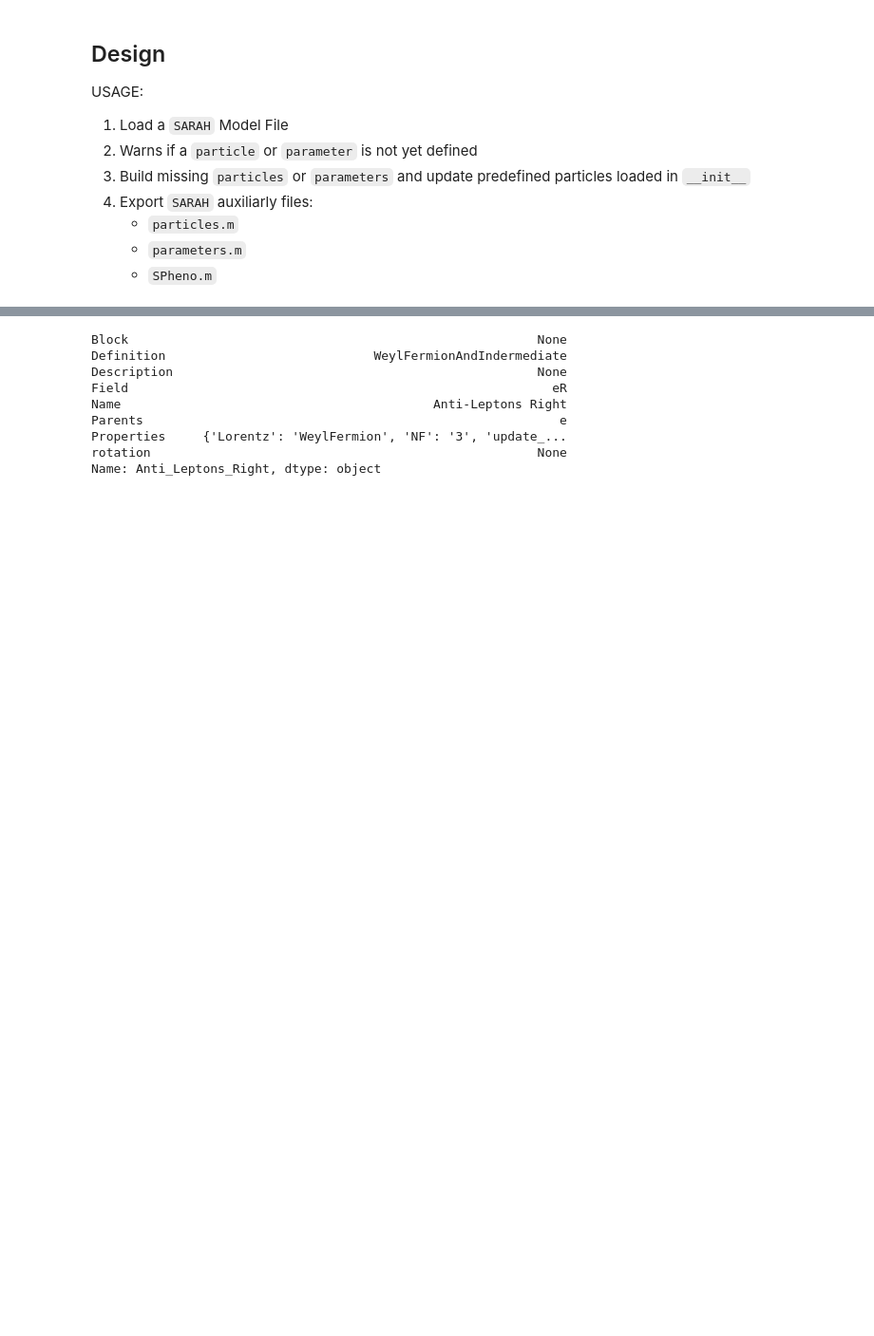
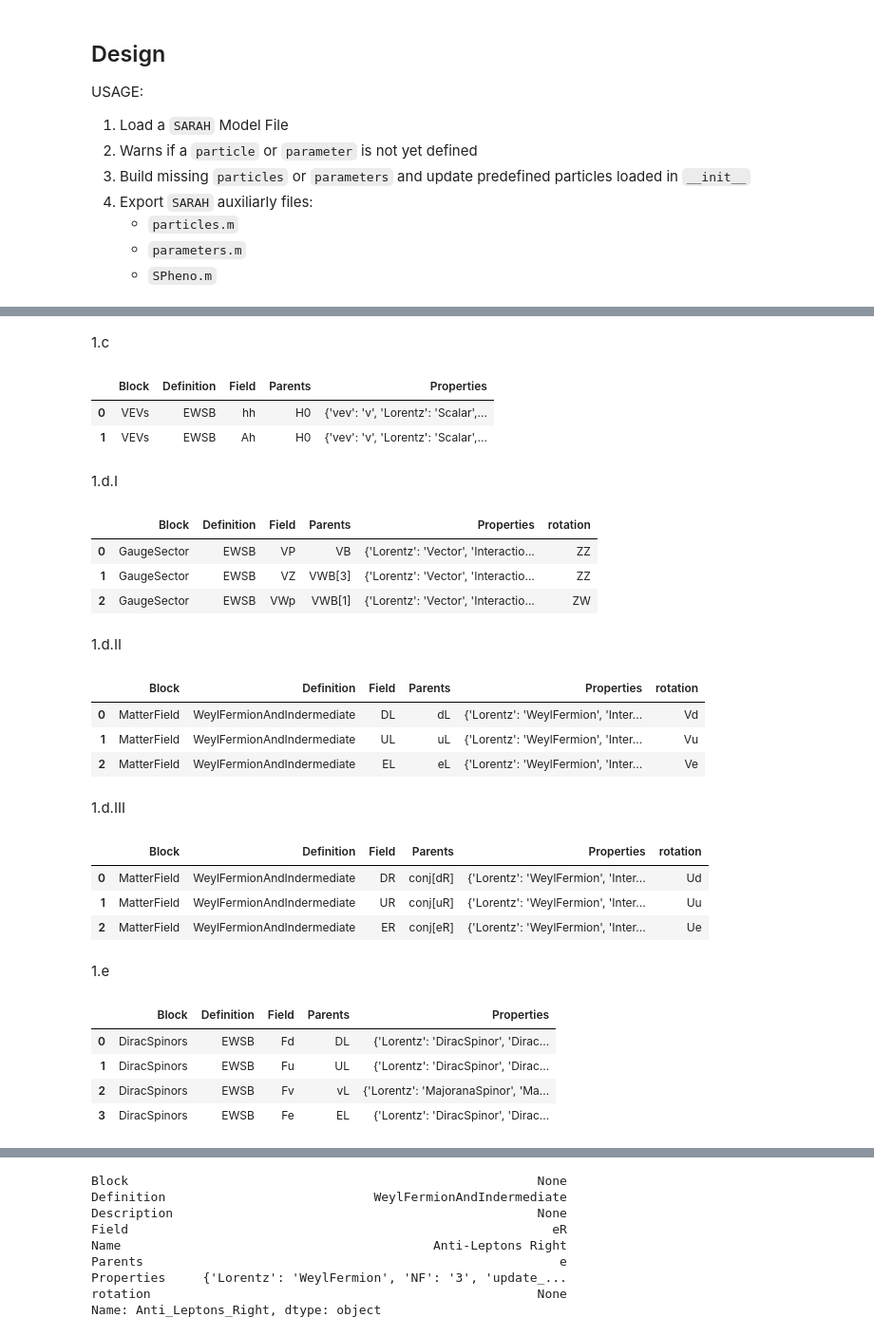
Before and after one commit to restrepo/BSM-Submodules, a Jupyter notebook: SARAH.ipynb, the cells around one changed output, grey strips where cells are left out. Shown at 95% size. Cells and saved outputs as stored; diff of their text form; code cells hidden in the pictures; blank space fills up the shorter version.

```diff
--- a/SARAH.ipynb
+++ b/SARAH.ipynb
@@ -147,3 +399,68 @@ s=SARAH()
+# %% [markdown]
+1.c
+# %%
+newparticles=[]
+for d in DEFINITION['EWSB']['VEVs']:
+    particle=vev_to_particles(d,cp='Real')
+    newparticles.append(particle)
+    particle=vev_to_particles(d,cp='Imaginary')
+    newparticles.append(particle)
+particles=particles+newparticles
+# %%
+pd.DataFrame(newparticles)
+# %% [output]
+|  | Block | Definition | Field | Parents | Properties |
+| 0 | VEVs | EWSB | hh | H0 | {'vev': 'v', 'Lorentz': 'Scalar',... |
+| 1 | VEVs | EWSB | Ah | H0 | {'vev': 'v', 'Lorentz': 'Scalar',... |
+# %% [markdown]
+1.d.I
+# %%
+newparticles=rotations_to_particles(DEFINITION,key='EWSB',lr='',sep='')
+particles=particles+newparticles
+pd.DataFrame(newparticles)
+# %% [output]
+|  | Block | Definition | Field | Parents | Properties | rotation |
+| 0 | GaugeSector | EWSB | VP | VB | {'Lorentz': 'Vector', 'Interactio... | ZZ |
+| 1 | GaugeSector | EWSB | VZ | VWB[3] | {'Lorentz': 'Vector', 'Interactio... | ZZ |
+| 2 | GaugeSector | EWSB | VWp | VWB[1] | {'Lorentz': 'Vector', 'Interactio... | ZW |
+# %% [markdown]
+1.d.II
+# %%
+newparticles=rotations_to_particles(DEFINITION,key='EWSB',lr='left',sep='_')
+particles=particles+newparticles
+pd.DataFrame(newparticles)
+# %% [output]
+|  | Block | Definition | Field | Parents | Properties | rotation |
+| 0 | MatterField | WeylFermionAndIndermediate | DL | dL | {'Lorentz': 'WeylFermion', 'Inter... | Vd |
+| 1 | MatterField | WeylFermionAndIndermediate | UL | uL | {'Lorentz': 'WeylFermion', 'Inter... | Vu |
+| 2 | MatterField | WeylFermionAndIndermediate | EL | eL | {'Lorentz': 'WeylFermion', 'Inter... | Ve |
+# %% [markdown]
+1.d.III
+# %%
+newparticles=rotations_to_particles(DEFINITION,key='EWSB',lr='right',sep='_')
+particles=particles+newparticles
+pd.DataFrame(newparticles)
+# %% [output]
+|  | Block | Definition | Field | Parents | Properties | rotation |
+| 0 | MatterField | WeylFermionAndIndermediate | DR | conj[dR] | {'Lorentz': 'WeylFermion', 'Inter... | Ud |
+| 1 | MatterField | WeylFermionAndIndermediate | UR | conj[uR] | {'Lorentz': 'WeylFermion', 'Inter... | Uu |
+| 2 | MatterField | WeylFermionAndIndermediate | ER | conj[eR] | {'Lorentz': 'WeylFermion', 'Inter... | Ue |
+# %% [markdown]
+1.e
+# %%
+newparticles=[]
+dict_of_spinors=DEFINITION['EWSB']['DiracSpinors']
+for f in dict_of_spinors.keys():
+    particle=spinor_to_particles(dict_of_spinors,DEFINITION,f)
+    newparticles.append(particle)
+particles=particles+newparticles
+pd.DataFrame(newparticles)
+# %% [output]
+|  | Block | Definition | Field | Parents | Properties |
+| 0 | DiracSpinors | EWSB | Fd | DL | {'Lorentz': 'DiracSpinor', 'Dirac... |
+| 1 | DiracSpinors | EWSB | Fu | UL | {'Lorentz': 'DiracSpinor', 'Dirac... |
+| 2 | DiracSpinors | EWSB | Fv | vL | {'Lorentz': 'MajoranaSpinor', 'Ma... |
+| 3 | DiracSpinors | EWSB | Fe | EL | {'Lorentz': 'DiracSpinor', 'Dirac... |
 # %%
 s.particles
 # %% [output]
```
Also changed, not shown: parts of 16 cells of this notebook.
